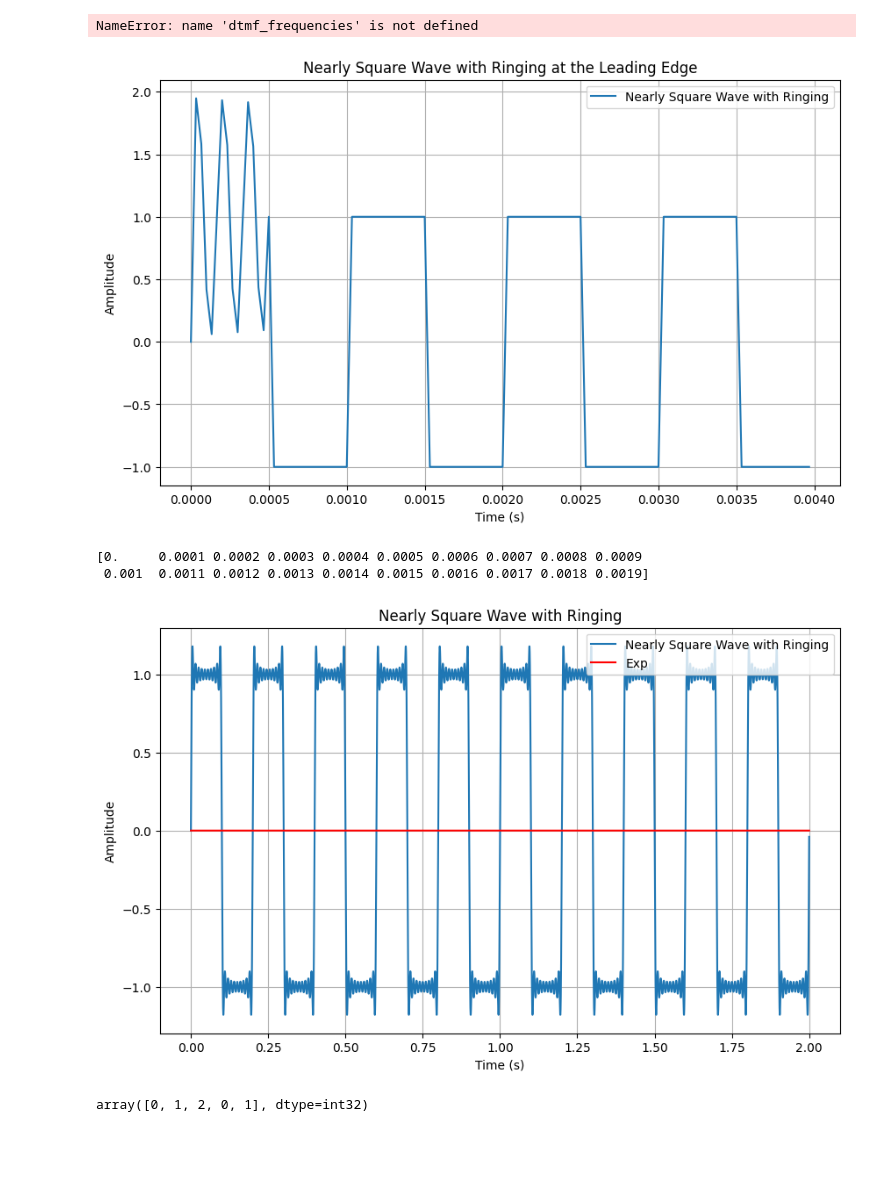
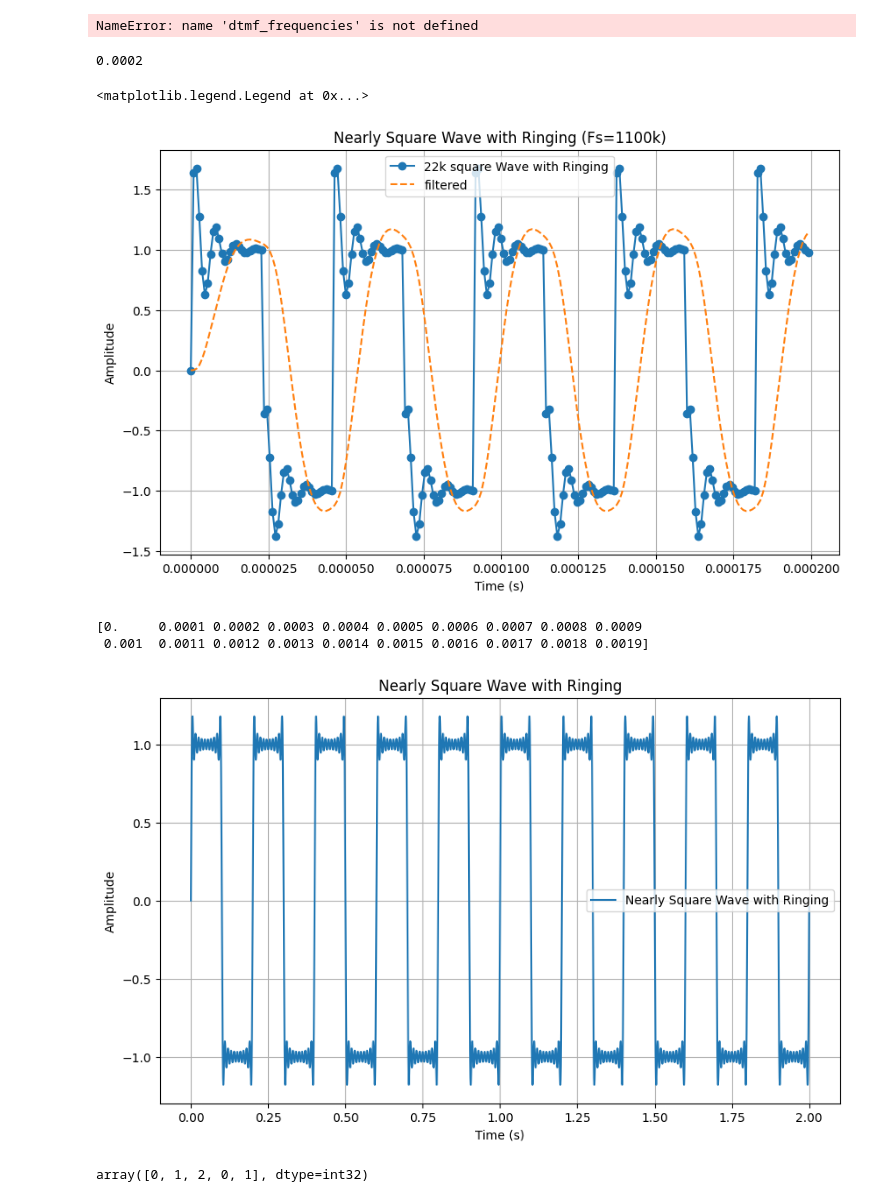
Before and after one commit to erikson1970/006_DTMF_Decoder, a Jupyter notebook: DTMF_detector.ipynb, the cells around one changed output. Cells and saved outputs as stored; diff of their text form; code cells hidden in the pictures; blank space fills up the shorter version.

```diff
--- a/DTMF_detector.ipynb
+++ b/DTMF_detector.ipynb
@@ -835,32 +835,51 @@ dtmf_frequencies
 # %% [output]
 NameError: name 'dtmf_frequencies' is not defined
 # %%
+import numpy as np
+from scipy.signal import butter, lfilter
+import matplotlib.pyplot as plt
+
+def butter_lowpass(cutoff, fs, order=3):
+    nyq = 0.5 * fs  # Nyquist Frequency
+    normal_cutoff = cutoff / nyq
+    b, a = butter(order, normal_cutoff, btype='low', analog=False)
+    return b, a
+
+def butter_lowpass_filter(data, cutoff, fs, order=3):
+    b, a = butter_lowpass(cutoff, fs, order=order)
+    y = lfilter(b, a, data)
+    return y
+
 # Parameters
-sample_rate = 30000  # Samples per second
-duration = 0.004  # seconds
-frequency = 1000  # Frequency of the square wave
-
+Fcarrier = 22000  # Fcarrier of the square wave
+sample_rate = 50*Fcarrier  # Samples per second
+duration = Fcarrier/sample_rate/100  # seconds
+print (duration)
+#assert False
 t = np.linspace(0, duration, int(sample_rate * duration), endpoint=False)
-square_wave = np.sign(np.sin(2 * np.pi * frequency * t))
+square_wave = np.sign(np.sin(2 * np.pi * Fcarrier * t))
 # Ringing parameters
-ring_freq = 6000  # Frequency of the ringing
-damping_coefficient = 100  # Controls the rate of exponential decay
+ring_freq = 7*Fcarrier  # Fcarrier of the ringing
+damping_coefficient_time_constant = 0.75*1/ring_freq  # Controls the rate of exponential decay
 
 # Generate the ringing waveform. It decays over time and is zero after the first peak of the square wave.
-ringing_wave = np.exp(-damping_coefficient * t) * np.sin(2 * np.pi * ring_freq * t)
+ringing_wave = np.exp(- (t % (1/(2*Fcarrier))) / (damping_coefficient_time_constant)) * np.sin(2 * np.pi * ring_freq * (t % (1/(2*Fcarrier))))
 # Apply the ringing only at the start
-ringing_wave[t > (1/frequency)/2] = 0  # Apply to half period of the square wave frequency
+# ringing_wave[t > (1/Fcarrier)/2] = 0  # Apply to half period of the square wave Fcarrier
 combined_wave = square_wave + ringing_wave
 plt.figure(figsize=(10, 6))
-plt.plot(t, combined_wave, label='Nearly Square Wave with Ringing')
+title=f'Nearly Square Wave with Ringing (Fs={sample_rate//1000}k)'
+plt.plot(t, combined_wave, '-o',label=f'{Fcarrier//1000}k square Wave with Ringing')
+plt.plot(t, butter_lowpass_filter(combined_wave, 40000, sample_rate), '--',label=f'filtered - 3rd order butterworth')
 plt.xlabel('Time (s)')
 plt.ylabel('Amplitude')
-plt.title('Nearly Square Wave with Ringing at the Leading Edge')
+plt.title(title)
 plt.grid(True)
 plt.legend()
-plt.show()
 # %% [output]
+0.0002
+<matplotlib.legend.Legend at 0x...>
-[figure, old version]
+[figure, new version]
 # %%
 import numpy as np
 import matplotlib.pyplot as plt
@@ -914,14 +933,14 @@ plt.title('Nearly Square Wave with Ringing')
 plt.xlabel('Time (s)')
 plt.ylabel('Amplitude')
 plt.grid(True)
-plt.plot(t, YY ,'r-', label='Exp')
+# plt.plot(t, YY ,'r-', label='Exp')
 plt.legend()
 
 plt.show()
 # %% [output]
 [0.     0.0001 0.0002 0.0003 0.0004 0.0005 0.0006 0.0007 0.0008 0.0009
  0.001  0.0011 0.0012 0.0013 0.0014 0.0015 0.0016 0.0017 0.0018 0.0019]
-[figure, old version]
+[figure, new version]
 # %%
 np.arange(5)%3
 # %% [output]
```
Also changed, not shown: parts of 1 cell of this notebook.
